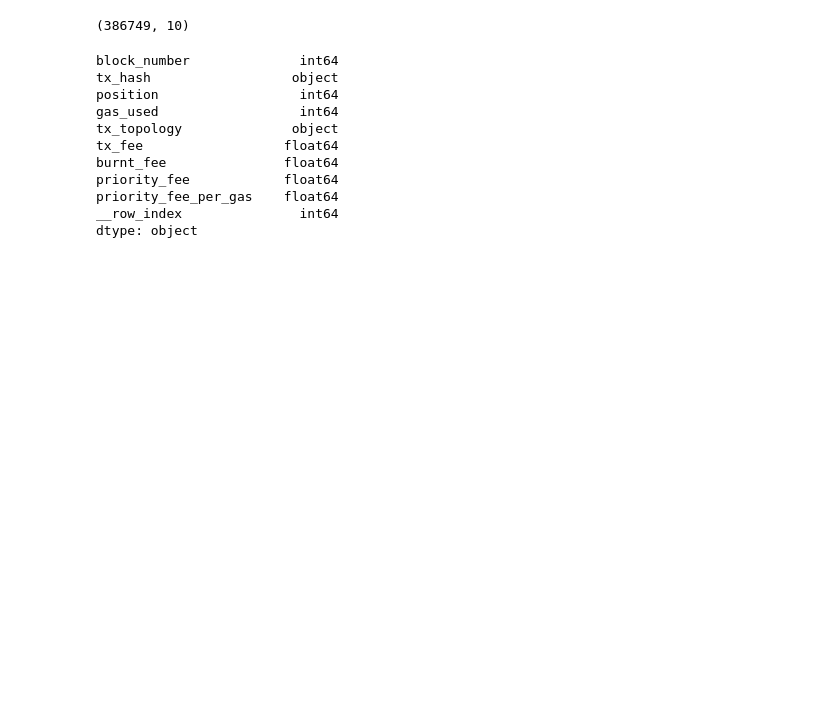
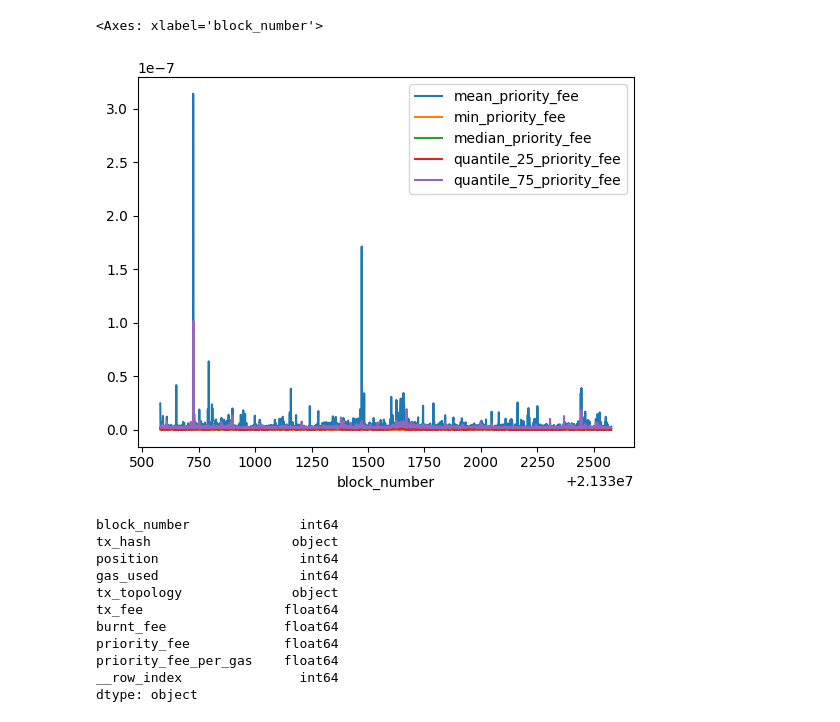
Before and after one commit to benrobaglia/preconfirmations, a Jupyter notebook: Preconf_backtest.ipynb, the cells around one changed output. Cells and saved outputs as stored; diff of their text form; code cells hidden in the pictures; blank space fills up the shorter version.

```diff
--- a/Preconf_backtest.ipynb
+++ b/Preconf_backtest.ipynb
@@ -17,5 +19,5 @@ from utils import *
 #tx_data = pd.read_csv('/home/research_group/preconfirmations/txs_20241201_20241205.csv')
 # %%
 %%time
-tx_data = pd.read_csv('/home/research_group/preconfirmations/txs_sample.csv')
+tx_data = pd.read_csv('data/txs_sample.csv')
 # %% [output]
@@ -33,7 +45,18 @@ tx_data.head()
 # %%
-tx_data.shape
+aggregated2 = tx_data.groupby('block_number').agg(
+    mean_priority_fee=('priority_fee_per_gas', 'mean'),
+    min_priority_fee=('priority_fee_per_gas', 'min'),
+    # max_priority_fee=('priority_fee_per_gas', 'max'),
+    median_priority_fee=('priority_fee_per_gas', 'median'),
+    quantile_25_priority_fee=('priority_fee_per_gas', lambda x: x.quantile(0.25)),
+    quantile_75_priority_fee=('priority_fee_per_gas', lambda x: x.quantile(0.75)),
+    # quantile_95_priority_fee=('priority_fee_per_gas', lambda x: x.quantile(0.95))
+)
-# %% [output]
-(386749, 10)
+# %%
+aggregated2.plot()
+# %% [output]
+<Axes: xlabel='block_number'>
+[figure, added]
 # %%
 tx_data.dtypes
 # %% [output]
```
Also changed, not shown: parts of 16 cells of this notebook, 2 other files.
